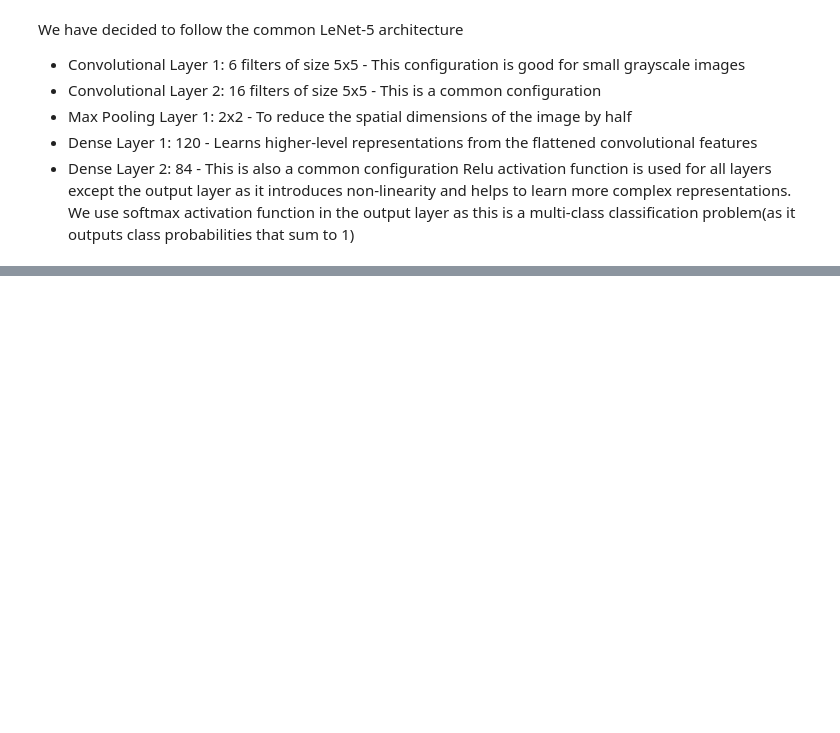
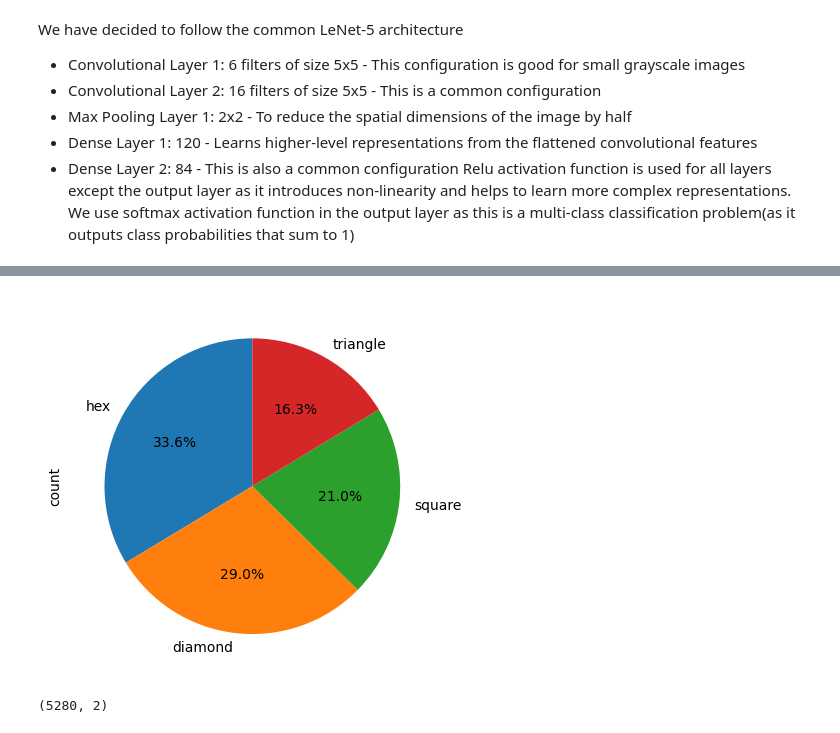
Before and after one commit to ashwin-sreejith/Traffic_Sign_Detection, a Jupyter notebook: cnn.ipynb, the cells around one changed output, grey strips where cells are left out. Saved outputs shown, nothing was run; the diff lists cells and outputs as text; code cells hidden in the pictures; blank space fills up the shorter version.

```diff
--- a/cnn.ipynb
+++ b/cnn.ipynb
@@ -295,0 +447,14 @@ class_weights = dict(zip(np.unique(y_train), class_weight.compute_class_weight('
+# %%
+# Traverse the folder tree and get the image paths, type and shape
+path_to_dataset = 'Dataset/trafficsigns_dataset_augmented'
+image_path = []
+sign_shape = []
+for shape_folder in os.listdir(path_to_dataset):
+    shape_path = os.path.join(path_to_dataset, shape_folder)
+    print(shape_path)
+    if os.path.isdir(shape_path):
+        # get the parent shape folders
+        for image_file in os.listdir(shape_path):
+            # save the image paths, type and shape
+            image_path.append(os.path.join(shape_path, image_file))
+            sign_shape.append(shape_folder)
@@ -295,0 +466,5 @@ class_weights = dict(zip(np.unique(y_train), class_weight.compute_class_weight('
+# %%
+# Create a DataFrame from the data
+data = {'Path': image_path, 'Shape': sign_shape}
+augmented_df = pd.DataFrame(data)
+augmented_df.head(5)
@@ -295,0 +495,4 @@ class_weights = dict(zip(np.unique(y_train), class_weight.compute_class_weight('
+# %%
+plot_pie_chart(data=augmented_df, target='Shape', ax=None)
+# %% [output]
+[figure, added]
@@ -295,0 +502,4 @@ class_weights = dict(zip(np.unique(y_train), class_weight.compute_class_weight('
+# %%
+train_data_aug.shape
+# %% [output]
+(5280, 2)
```
Also changed, not shown: parts of 42 cells of this notebook, 8 other files.
